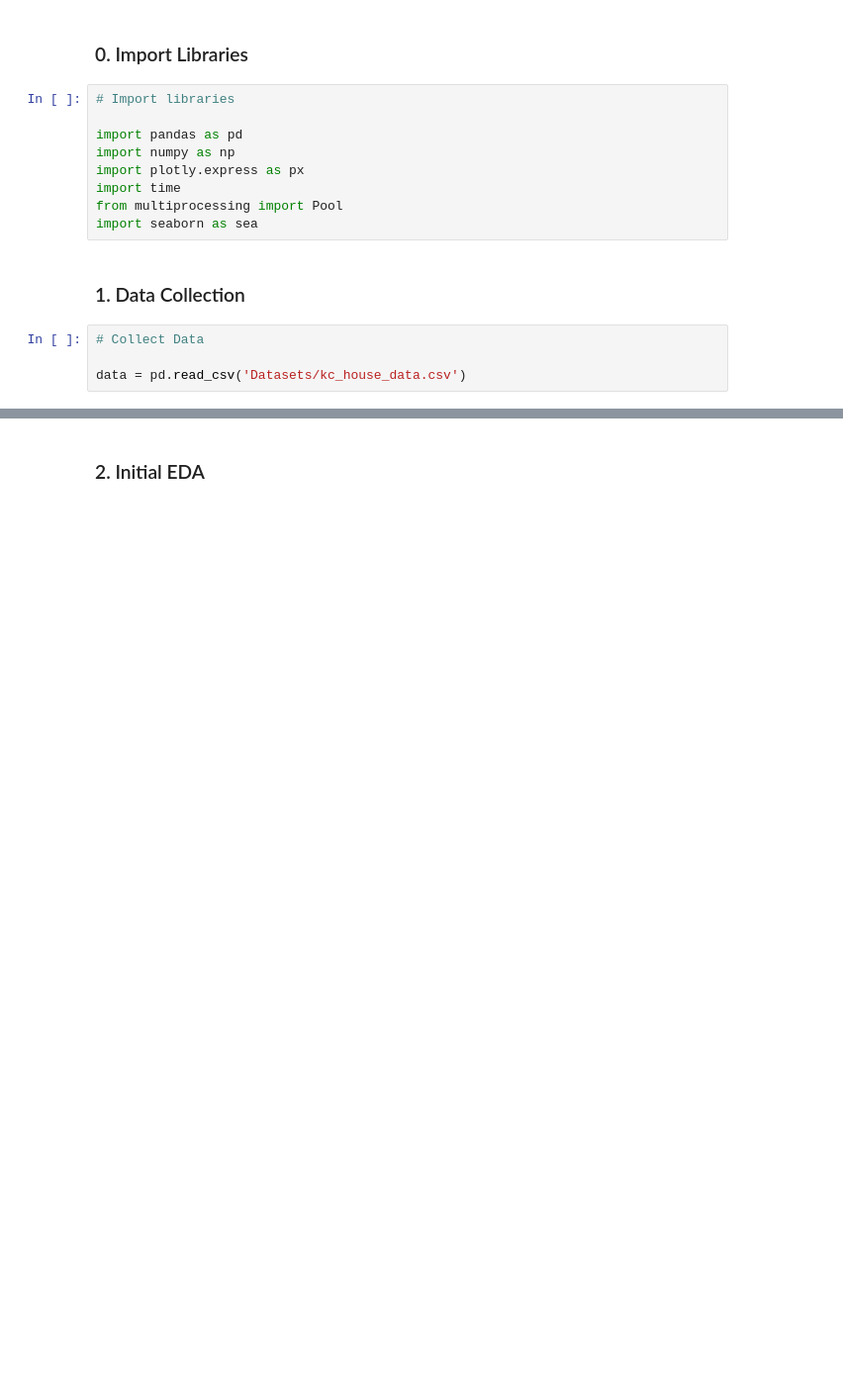
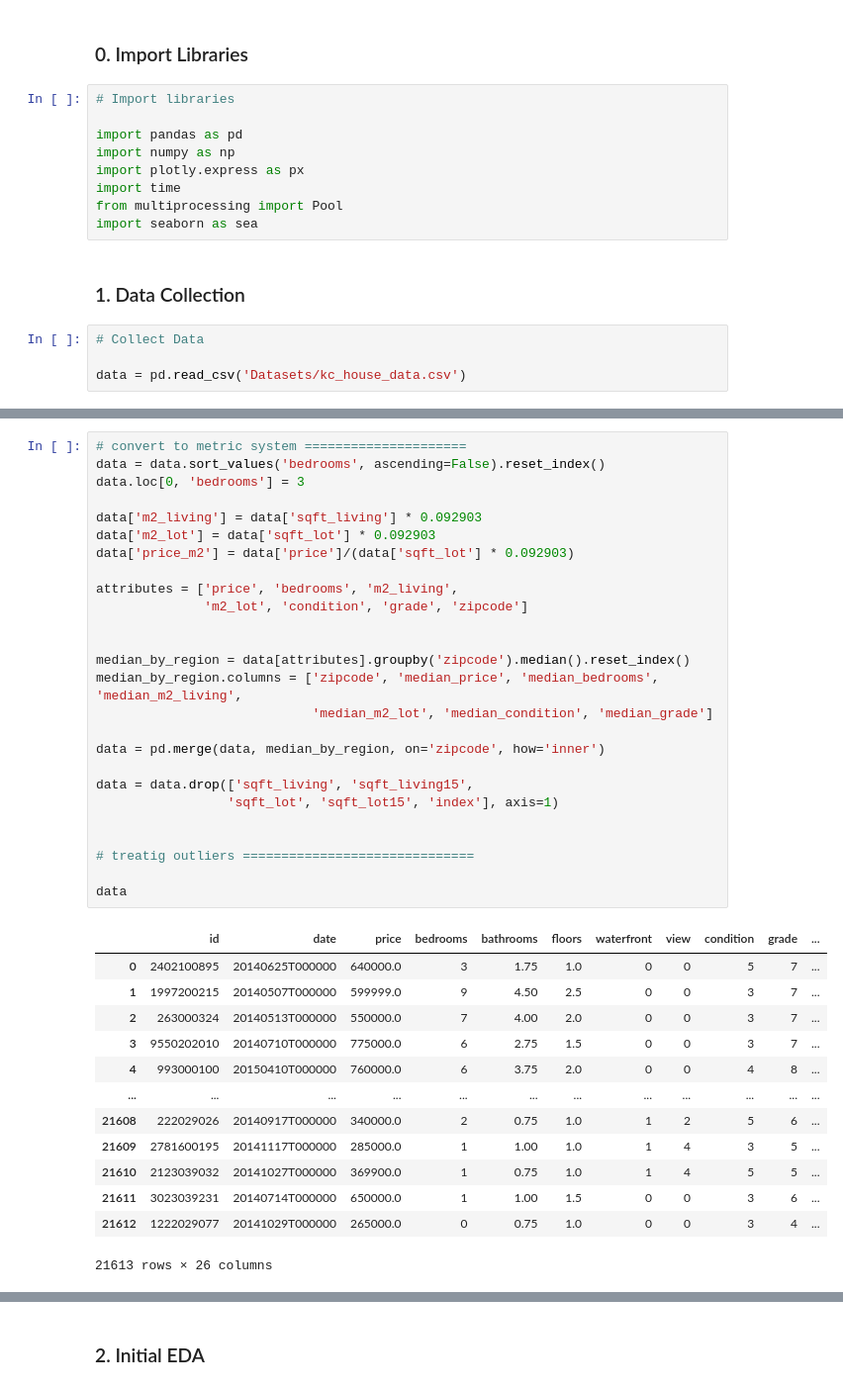
Before and after one commit to renatond/KC_House_Pricing, a Jupyter notebook: kc_house_prices.ipynb, the cells around one changed output, grey strips where cells are left out. Shown: that part at 99% size. Saved outputs shown, nothing was run; the diff lists cells and outputs as text; blank space fills up the shorter version.

```diff
--- a/kc_house_prices.ipynb
+++ b/kc_house_prices.ipynb
@@ -17,0 +28,40 @@ data = pd.read_csv('Datasets/kc_house_data.csv')
+# %%
+# convert to metric system =====================
+data = data.sort_values('bedrooms', ascending=False).reset_index()
+data.loc[0, 'bedrooms'] = 3
+
+data['m2_living'] = data['sqft_living'] * 0.092903
+data['m2_lot'] = data['sqft_lot'] * 0.092903
+data['price_m2'] = data['price']/(data['sqft_lot'] * 0.092903)
+
+attributes = ['price', 'bedrooms', 'm2_living',
+              'm2_lot', 'condition', 'grade', 'zipcode']
+
+
+median_by_region = data[attributes].groupby('zipcode').median().reset_index()
+median_by_region.columns = ['zipcode', 'median_price', 'median_bedrooms', 'median_m2_living',
+                            'median_m2_lot', 'median_condition', 'median_grade']
+
+data = pd.merge(data, median_by_region, on='zipcode', how='inner')
+
+data = data.drop(['sqft_living', 'sqft_living15',
+                 'sqft_lot', 'sqft_lot15', 'index'], axis=1)
+
+
+# treatig outliers ==============================
+
+data
+# %% [output]
+|  | id | date | price | bedrooms | bathrooms | floors | waterfront | view | condition | grade | ... |
+| 0 | 2402100895 | 20140625T000000 | 640000.0 | 3 | 1.75 | 1.0 | 0 | 0 | 5 | 7 | ... |
+| 1 | 1997200215 | 20140507T000000 | 599999.0 | 9 | 4.50 | 2.5 | 0 | 0 | 3 | 7 | ... |
+| 2 | 263000324 | 20140513T000000 | 550000.0 | 7 | 4.00 | 2.0 | 0 | 0 | 3 | 7 | ... |
+| 3 | 9550202010 | 20140710T000000 | 775000.0 | 6 | 2.75 | 1.5 | 0 | 0 | 3 | 7 | ... |
+| 4 | 993000100 | 20150410T000000 | 760000.0 | 6 | 3.75 | 2.0 | 0 | 0 | 4 | 8 | ... |
+| ... | ... | ... | ... | ... | ... | ... | ... | ... | ... | ... | ... |
+| 21608 | 222029026 | 20140917T000000 | 340000.0 | 2 | 0.75 | 1.0 | 1 | 2 | 5 | 6 | ... |
+| 21609 | 2781600195 | 20141117T000000 | 285000.0 | 1 | 1.00 | 1.0 | 1 | 4 | 3 | 5 | ... |
+| 21610 | 2123039032 | 20141027T000000 | 369900.0 | 1 | 0.75 | 1.0 | 1 | 4 | 5 | 5 | ... |
+| 21611 | 3023039231 | 20140714T000000 | 650000.0 | 1 | 1.00 | 1.5 | 0 | 0 | 3 | 6 | ... |
+| 21612 | 1222029077 | 20141029T000000 | 265000.0 | 0 | 0.75 | 1.0 | 0 | 0 | 3 | 4 | ... |
+21613 rows × 26 columns
```
Also changed, not shown: parts of 31 cells of this notebook, 20 other files.
